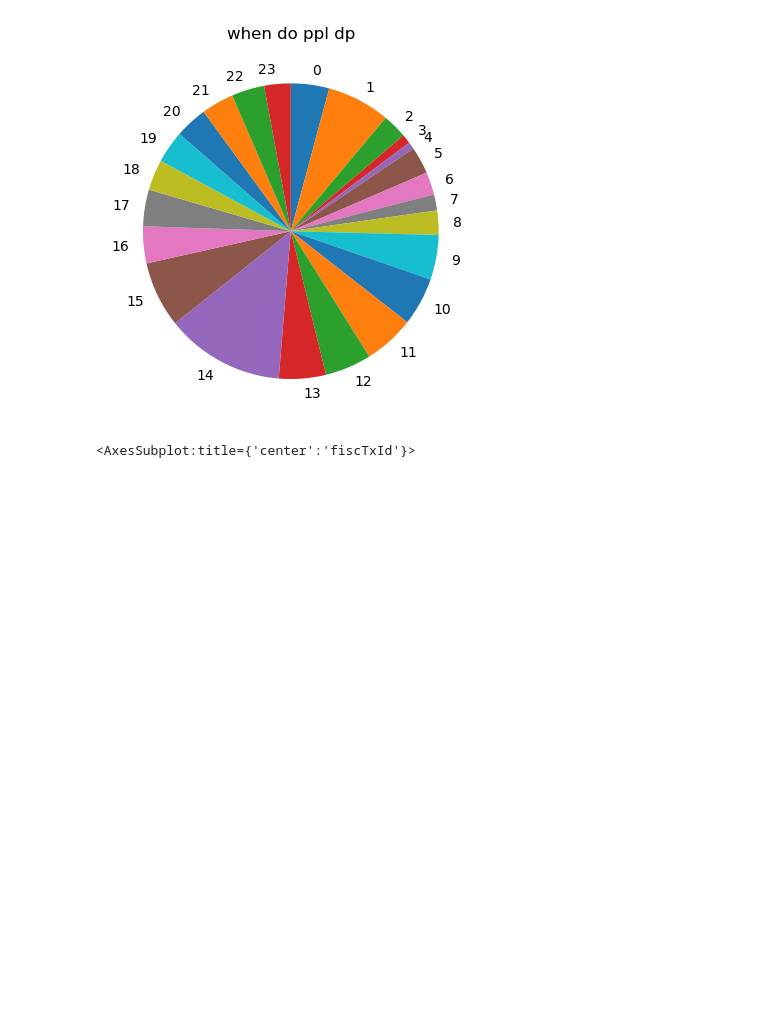
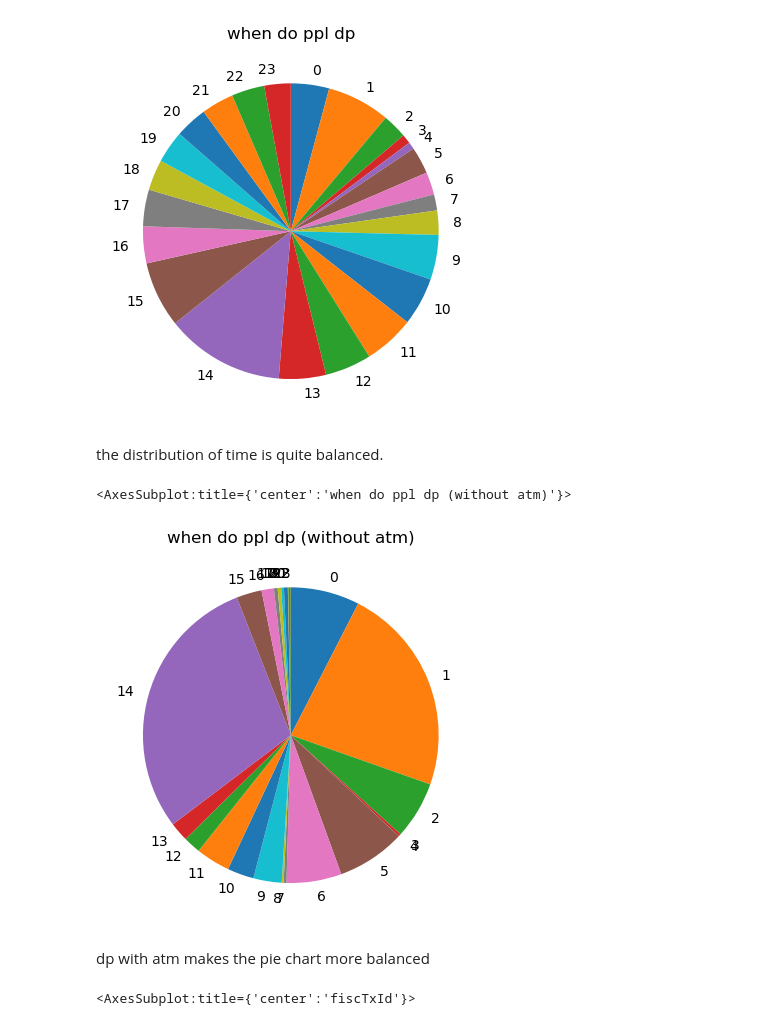
Before and after one commit to y4c6/DMfin, a Jupyter notebook: data_visualization.ipynb, the cells around one changed output. Drawn from its saved outputs; the diff is of its cells as text; code cells hidden in the pictures; blank space fills up the shorter version.

```diff
--- a/data_visualization.ipynb
+++ b/data_visualization.ipynb
@@ -506,7 +534,13 @@ NTD, 684
 # %% [markdown]
 - by Q&A, tx_amt*exchg_rate = NTD
 # %%
+# calculate into NTD
 dp['NTD'] = dp['tx_amt']*dp['exchg_rate'].round(2)
+
+# is it originally used NTD?
+dp['isNTD'] = dp.loc[dp["exchg_rate"] == 1.0, "isNTD"] = 1
+dp['isNTD'] = dp.loc[dp["exchg_rate"] != 1.0, "isNTD"] = 0
+
 dp[dp['exchg_rate']!=1.0].head()
 # %% [output]
 |  | cust_id | debit_credit | tx_date | tx_time | tx_type | tx_amt | exchg_rate | info_asset_code | fiscTxId | ... |
@@ -537,3 +569,12 @@ dp.groupby('tx_time').size()
+# %% [markdown]
+the distribution of time is quite balanced.
+# %%
+dp[dp['ATM'] == 0].groupby('tx_time').size().plot(kind = 'pie', startangle=90, counterclock=False, title='when do ppl dp (without atm)')
+# %% [output]
+<AxesSubplot:title={'center':'when do ppl dp (without atm)'}>
+[figure, added]
+# %% [markdown]
+dp with atm makes the pie chart more balanced
 # %%
 dp.groupby('fiscTxId').size().plot(kind = 'pie', autopct='%.2f%%', title='fiscTxId')
 # %% [output]
```
Also changed, not shown: parts of 8 cells of this notebook.
